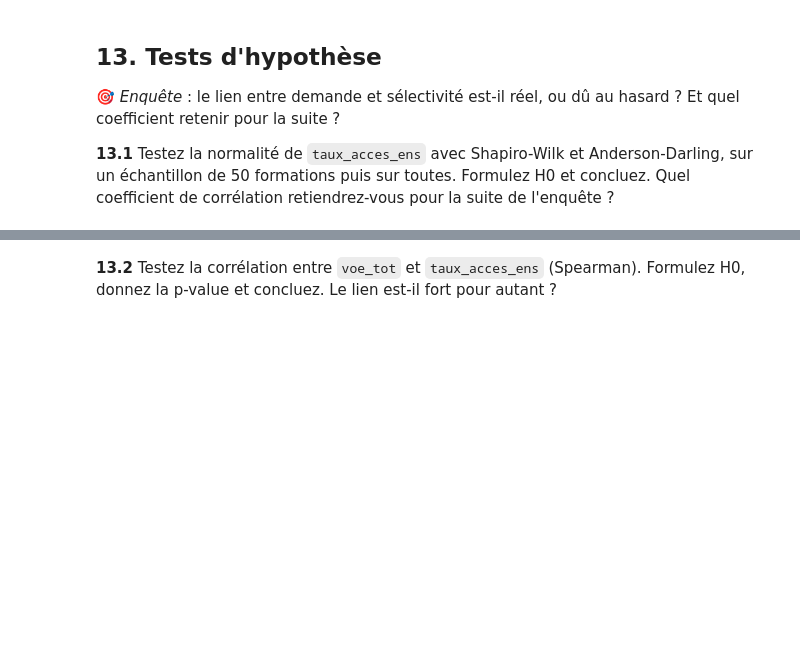
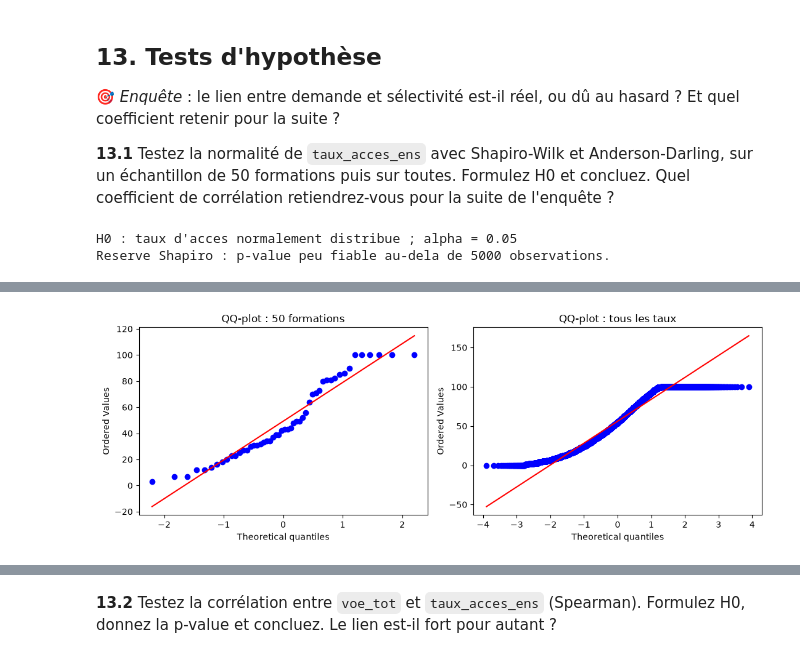
Before and after one commit to Anaisblk/Analyse-Parcoursup, a Jupyter notebook: TP_Parcoursup (1).ipynb, the cells around one changed output, grey strips where cells are left out. Drawn from its saved outputs; the diff is of its cells as text; code cells hidden in the pictures; blank space fills up the shorter version.

```diff
--- a/TP_Parcoursup (1).ipynb
+++ b/TP_Parcoursup (1).ipynb
@@ -852,3 +852,33 @@ dtype: float64
 🎯 *Enquête* : le lien entre demande et sélectivité est-il réel, ou dû au hasard ? Et quel coefficient retenir pour la suite ?
 
 **13.1** Testez la normalité de `taux_acces_ens` avec Shapiro-Wilk et Anderson-Darling, sur un échantillon de 50 formations puis sur toutes. Formulez H0 et concluez. Quel coefficient de corrélation retiendrez-vous pour la suite de l'enquête ?
+# %%
+import warnings
+s = df["taux_acces_ens"].dropna()
+echantillon = s.sample(50, random_state=1)
+print("H0 : taux d'acces normalement distribue ; alpha = 0.05")
+resultats_normalite = []
+for nom, valeurs in [("50 formations (graine 1)", echantillon), ("Tous les taux valides", s)]:
+    with warnings.catch_warnings(record=True) as avertissements:
+        warnings.simplefilter("always")
+        sh = stats.shapiro(valeurs)
+        ad = stats.anderson(valeurs, dist="norm")
+    critique_5 = ad.critical_values[np.flatnonzero(ad.significance_level==5)[0]]
+    resultats_normalite.append({"groupe": nom, "n": len(valeurs), "W Shapiro": sh.statistic,
+        "p Shapiro": sh.pvalue, "rejet Shapiro": sh.pvalue<0.05,
+        "A2 Anderson": ad.statistic, "critique Anderson 5%": critique_5,
+        "rejet Anderson": ad.statistic>critique_5})
+    for avertissement in avertissements:
+        if "5000" in str(avertissement.message):
+            print("Reserve Shapiro : p-value peu fiable au-dela de 5000 observations.")
+display(pd.DataFrame(resultats_normalite))
+fig, axes = plt.subplots(1, 2, figsize=(11, 4))
+stats.probplot(echantillon, dist="norm", plot=axes[0])
+axes[0].set_title("QQ-plot : 50 formations")
+stats.probplot(s, dist="norm", plot=axes[1])
+axes[1].set_title("QQ-plot : tous les taux")
+plt.tight_layout()
+plt.show()
+# %% [output]
+H0 : taux d'acces normalement distribue ; alpha = 0.05
+Reserve Shapiro : p-value peu fiable au-dela de 5000 observations.
@@ -855 +888,2 @@ dtype: float64
+[figure, added]
 # %% [markdown]
```
Also changed, not shown: parts of 4 cells of this notebook.
